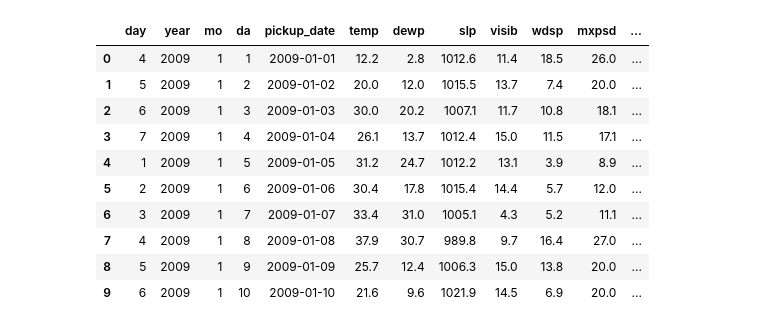
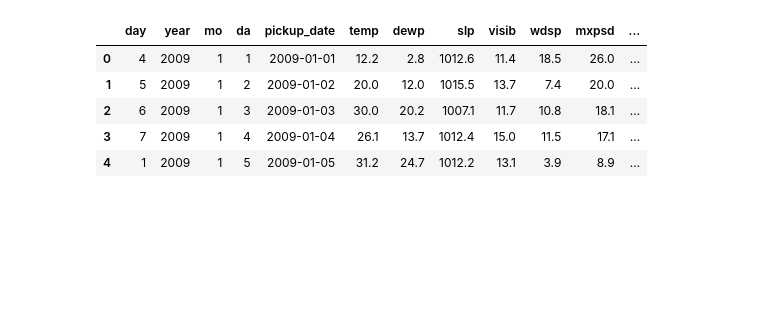
Before and after one commit to 16004997/16004997_DataAnalytics, a Jupyter notebook: taxis.ipynb, the cells around one changed output. Drawn from its saved outputs; the diff is of its cells as text; code cells hidden in the pictures; blank space fills up the shorter version.

```diff
--- a/taxis.ipynb
+++ b/taxis.ipynb
@@ -1,24 +1,15 @@
 # %%
-#get the data
+#Getting the data into a pandas DataFrame
 import pandas as pd
+
 taxi_trips = pd.read_csv('https://raw.githubusercontent.com/1122131uhi/1122131_DataAnalytics/master/results-20200720-204551.csv')
-from sklearn.preprocessing import MinMaxScaler
 
-#Scale the target attribute
-mms = MinMaxScaler()
-taxi_trips[['NUM_TRIPS']] = mms.fit_transform(taxi_trips[['NUM_TRIPS']])
-
-
-taxi_trips.head(10)
+#show the head
+taxi_trips.head()
 # %% [output]
 |  | day | year | mo | da | pickup_date | temp | dewp | slp | visib | wdsp | mxpsd | ... |
 | 0 | 4 | 2009 | 1 | 1 | 2009-01-01 | 12.2 | 2.8 | 1012.6 | 11.4 | 18.5 | 26.0 | ... |
 | 1 | 5 | 2009 | 1 | 2 | 2009-01-02 | 20.0 | 12.0 | 1015.5 | 13.7 | 7.4 | 20.0 | ... |
 | 2 | 6 | 2009 | 1 | 3 | 2009-01-03 | 30.0 | 20.2 | 1007.1 | 11.7 | 10.8 | 18.1 | ... |
 | 3 | 7 | 2009 | 1 | 4 | 2009-01-04 | 26.1 | 13.7 | 1012.4 | 15.0 | 11.5 | 17.1 | ... |
 | 4 | 1 | 2009 | 1 | 5 | 2009-01-05 | 31.2 | 24.7 | 1012.2 | 13.1 | 3.9 | 8.9 | ... |
-| 5 | 2 | 2009 | 1 | 6 | 2009-01-06 | 30.4 | 17.8 | 1015.4 | 14.4 | 5.7 | 12.0 | ... |
-| 6 | 3 | 2009 | 1 | 7 | 2009-01-07 | 33.4 | 31.0 | 1005.1 | 4.3 | 5.2 | 11.1 | ... |
-| 7 | 4 | 2009 | 1 | 8 | 2009-01-08 | 37.9 | 30.7 | 989.8 | 9.7 | 16.4 | 27.0 | ... |
-| 8 | 5 | 2009 | 1 | 9 | 2009-01-09 | 25.7 | 12.4 | 1006.3 | 15.0 | 13.8 | 20.0 | ... |
-| 9 | 6 | 2009 | 1 | 10 | 2009-01-10 | 21.6 | 9.6 | 1021.9 | 14.5 | 6.9 | 20.0 | ... |
```
Also changed, not shown: parts of 6 cells of this notebook.
